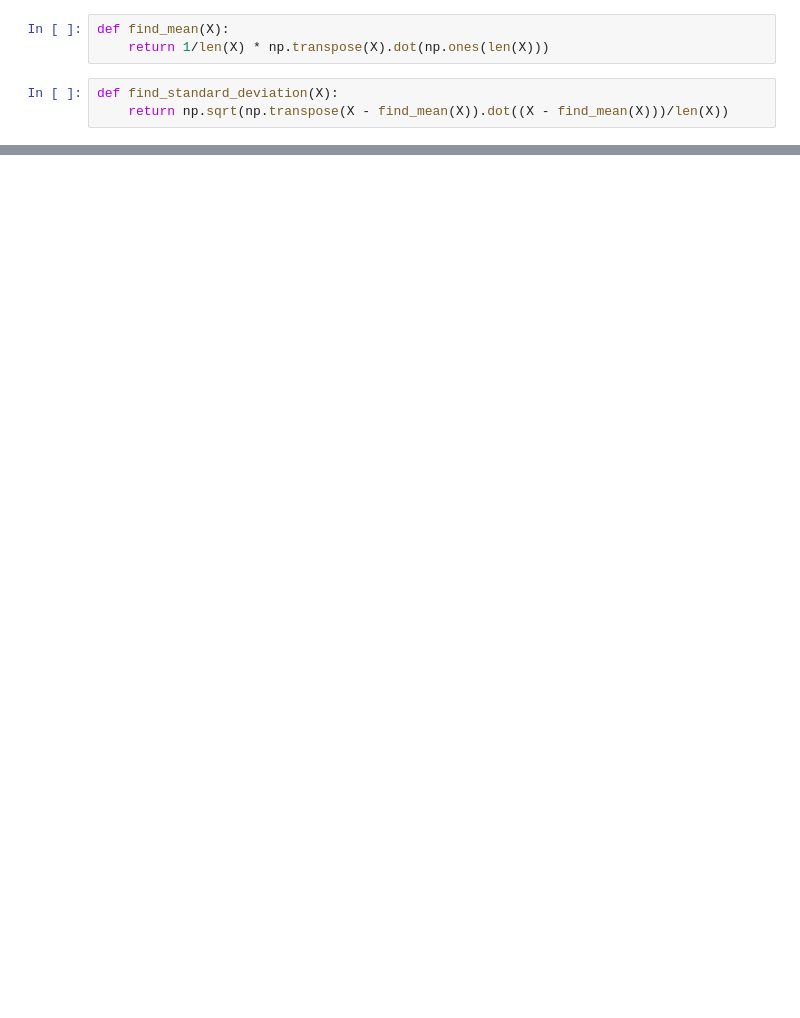
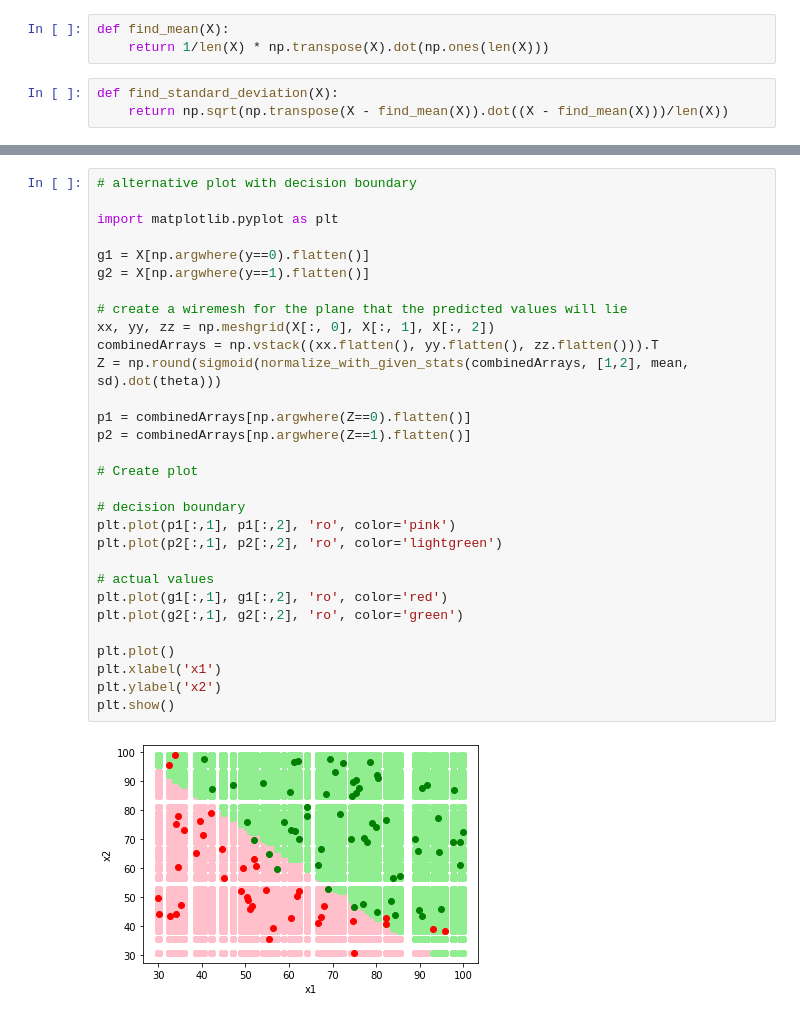
Before and after one commit to missEnergy/ml_course, a Jupyter notebook: machine-learning-ex2/ex2/logistic_regression.ipynb, the cells around one changed output, grey strips where cells are left out. Cells and saved outputs as stored; diff of their text form; blank space fills up the shorter version.

```diff
--- a/machine-learning-ex2/ex2/logistic_regression.ipynb
+++ b/machine-learning-ex2/ex2/logistic_regression.ipynb
@@ -125,0 +149,32 @@ plt.show()
+# %%
+# alternative plot with decision boundary
+
+import matplotlib.pyplot as plt
+
+g1 = X[np.argwhere(y==0).flatten()]
+g2 = X[np.argwhere(y==1).flatten()]
+
+# create a wiremesh for the plane that the predicted values will lie
+xx, yy, zz = np.meshgrid(X[:, 0], X[:, 1], X[:, 2])
+combinedArrays = np.vstack((xx.flatten(), yy.flatten(), zz.flatten())).T
+Z = np.round(sigmoid(normalize_with_given_stats(combinedArrays, [1,2], mean, sd).dot(theta)))
+
+p1 = combinedArrays[np.argwhere(Z==0).flatten()]
+p2 = combinedArrays[np.argwhere(Z==1).flatten()]
+
+# Create plot
+
+# decision boundary
+plt.plot(p1[:,1], p1[:,2], 'ro', color='pink')
+plt.plot(p2[:,1], p2[:,2], 'ro', color='lightgreen')
+
+# actual values
+plt.plot(g1[:,1], g1[:,2], 'ro', color='red')
+plt.plot(g2[:,1], g2[:,2], 'ro', color='green')
+
+plt.plot()
+plt.xlabel('x1')
+plt.ylabel('x2')
+plt.show()
+# %% [output]
+[figure, added]
```
Also changed, not shown: parts of 15 cells of this notebook, 5 other files.
